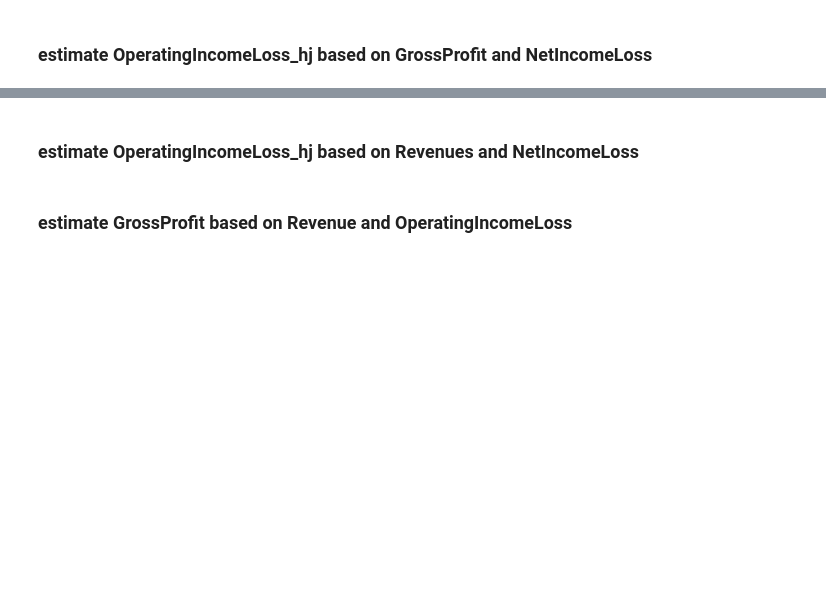
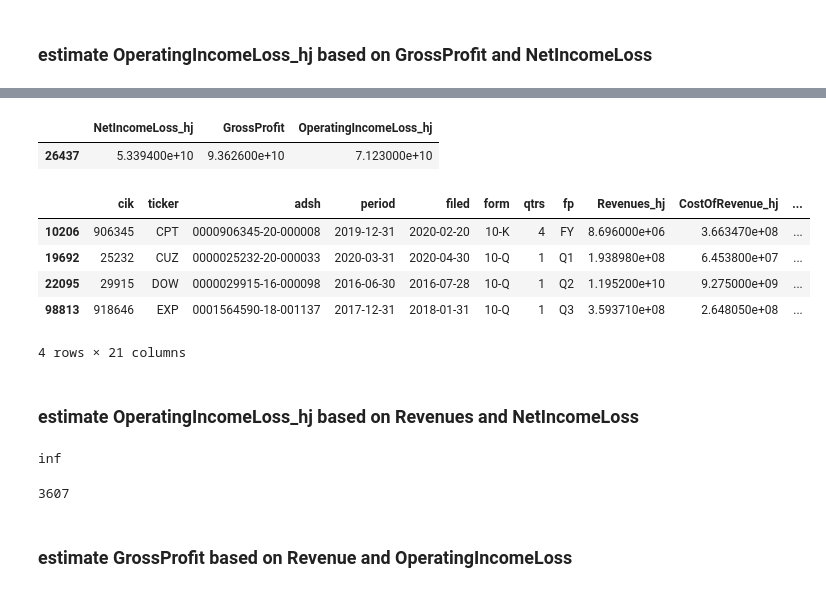
Before and after one commit to HansjoergW/bfh_mt_hs2020_sec_data, a Jupyter notebook: 05_CompleteAndCombine.ipynb, the cells around one changed output, grey strips where cells are left out. Drawn from its saved outputs; the diff is of its cells as text; code cells hidden in the pictures; blank space fills up the shorter version.

```diff
--- a/05_CompleteAndCombine.ipynb
+++ b/05_CompleteAndCombine.ipynb
@@ -243,2 +307,16 @@ todo
+# %%
+selected_cols[(selected_cols.OperatingIncomeLoss_hj == selected_cols.OperatingIncomeLoss_hj.max())]
+# %% [output]
+|  | NetIncomeLoss_hj | GrossProfit | OperatingIncomeLoss_hj |
+| 26437 | 5.339400e+10 | 9.362600e+10 | 7.123000e+10 |
+# %%
+is_df[(is_df.OperatingIncomeLoss_hj == is_df.OperatingIncomeLoss_hj.max())]
+# %% [output]
+|  | cik | ticker | adsh | period | filed | form | qtrs | fp | Revenues_hj | CostOfRevenue_hj | ... |
+| 10206 | 906345 | CPT | 0000906345-20-000008 | 2019-12-31 | 2020-02-20 | 10-K | 4 | FY | 8.696000e+06 | 3.663470e+08 | ... |
+| 19692 | 25232 | CUZ | 0000025232-20-000033 | 2020-03-31 | 2020-04-30 | 10-Q | 1 | Q1 | 1.938980e+08 | 6.453800e+07 | ... |
+| 22095 | 29915 | DOW | 0000029915-16-000098 | 2016-06-30 | 2016-07-28 | 10-Q | 1 | Q2 | 1.195200e+10 | 9.275000e+09 | ... |
+| 98813 | 918646 | EXP | 0001564590-18-001137 | 2017-12-31 | 2018-01-31 | 10-Q | 1 | Q3 | 3.593710e+08 | 2.648050e+08 | ... |
+4 rows × 21 columns
 # %% [markdown]
 ### estimate OperatingIncomeLoss_hj based on Revenues and NetIncomeLoss
@@ -247,3 +337,12 @@ todo
+# %%
+calc_mean_opinc_avg = ((is_df.Revenues_hj > 0.0)  & (is_df.NetIncomeLoss_hj.notnull()  & is_df.OperatingIncomeLoss_hj.notnull()))
+is_df[calc_mean_opinc_avg].OperatingIncomeLoss_hj.max()
+# %% [output]
+inf
+# %%
+(is_df.OperatinOperatingIncomeLoss_hjgIncomeLoss_hj.isnull()).sum()
+# %% [output]
+3607
 # %% [markdown]
 ### estimate GrossProfit based on Revenue and OperatingIncomeLoss
 # %%
```
Also changed, not shown: parts of 11 cells of this notebook.
